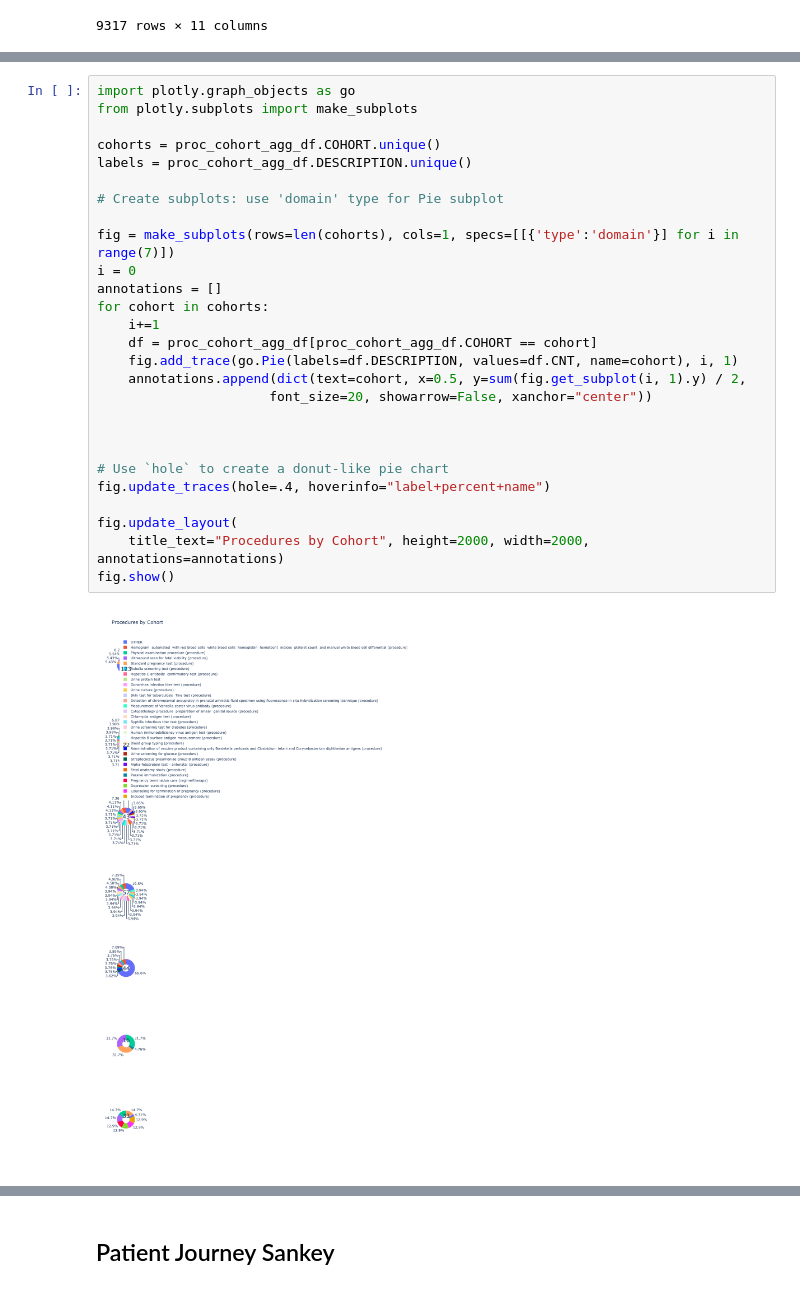
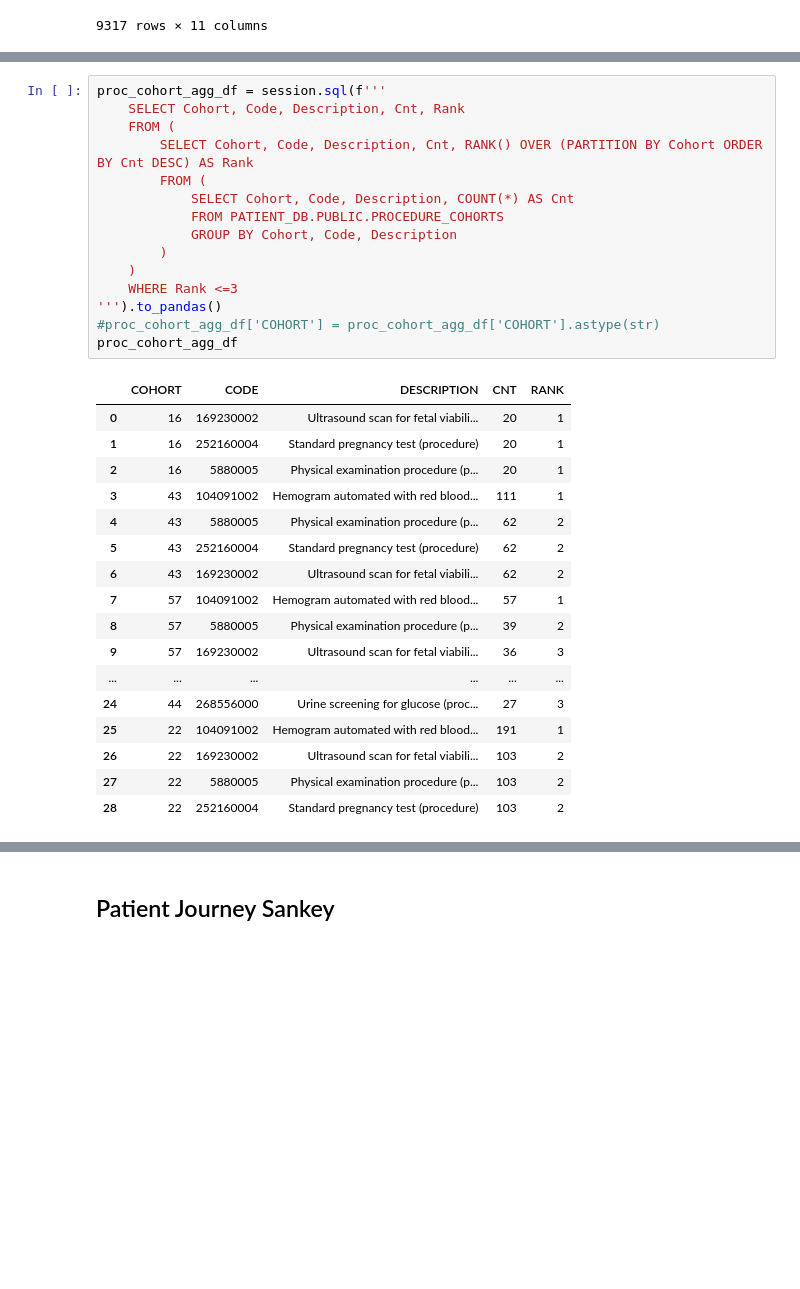
Before and after one commit to stumoore/snowflake-graph-analytics, a Jupyter notebook: patient-journey/pj-demo-step3-insights.ipynb, the cells around one changed output, grey strips where cells are left out. Drawn from its saved outputs; the diff is of its cells as text; blank space fills up the shorter version.

```diff
--- a/patient-journey/pj-demo-step3-insights.ipynb
+++ b/patient-journey/pj-demo-step3-insights.ipynb
@@ -138,29 +113,33 @@ proc_cohort_agg_df
-# %%
-import plotly.graph_objects as go
-from plotly.subplots import make_subplots
-
-cohorts = proc_cohort_agg_df.COHORT.unique()
-labels = proc_cohort_agg_df.DESCRIPTION.unique()
-
-# Create subplots: use 'domain' type for Pie subplot
-
-fig = make_subplots(rows=len(cohorts), cols=1, specs=[[{'type':'domain'}] for i in range(7)])
-i = 0
-annotations = []
-for cohort in cohorts:
-    i+=1
-    df = proc_cohort_agg_df[proc_cohort_agg_df.COHORT == cohort]
-    fig.add_trace(go.Pie(labels=df.DESCRIPTION, values=df.CNT, name=cohort), i, 1)
-    annotations.append(dict(text=cohort, x=0.5, y=sum(fig.get_subplot(i, 1).y) / 2,
-                      font_size=20, showarrow=False, xanchor="center"))
-
-
-
-# Use `hole` to create a donut-like pie chart
-fig.update_traces(hole=.4, hoverinfo="label+percent+name")
-
-fig.update_layout(
-    title_text="Procedures by Cohort", height=2000, width=2000, annotations=annotations)
-fig.show()
-# %% [output]
-[figure, removed]
+# %%
+proc_cohort_agg_df = session.sql(f'''
+    SELECT Cohort, Code, Description, Cnt, Rank
+    FROM (
+        SELECT Cohort, Code, Description, Cnt, RANK() OVER (PARTITION BY Cohort ORDER BY Cnt DESC) AS Rank
+        FROM (
+            SELECT Cohort, Code, Description, COUNT(*) AS Cnt
+            FROM PATIENT_DB.PUBLIC.PROCEDURE_COHORTS
+            GROUP BY Cohort, Code, Description
+        )
+    )
+    WHERE Rank <=3
+''').to_pandas()
+#proc_cohort_agg_df['COHORT'] = proc_cohort_agg_df['COHORT'].astype(str)
+proc_cohort_agg_df
+# %% [output]
+|  | COHORT | CODE | DESCRIPTION | CNT | RANK |
+| 0 | 16 | 169230002 | Ultrasound scan for fetal viabili... | 20 | 1 |
+| 1 | 16 | 252160004 | Standard pregnancy test (procedure) | 20 | 1 |
+| 2 | 16 | 5880005 | Physical examination procedure (p... | 20 | 1 |
+| 3 | 43 | 104091002 | Hemogram automated with red blood... | 111 | 1 |
+| 4 | 43 | 5880005 | Physical examination procedure (p... | 62 | 2 |
+| 5 | 43 | 252160004 | Standard pregnancy test (procedure) | 62 | 2 |
+| 6 | 43 | 169230002 | Ultrasound scan for fetal viabili... | 62 | 2 |
+| 7 | 57 | 104091002 | Hemogram automated with red blood... | 57 | 1 |
+| 8 | 57 | 5880005 | Physical examination procedure (p... | 39 | 2 |
+| 9 | 57 | 169230002 | Ultrasound scan for fetal viabili... | 36 | 3 |
+| ... | ... | ... | ... | ... | ... |
+| 24 | 44 | 268556000 | Urine screening for glucose (proc... | 27 | 3 |
+| 25 | 22 | 104091002 | Hemogram automated with red blood... | 191 | 1 |
+| 26 | 22 | 169230002 | Ultrasound scan for fetal viabili... | 103 | 2 |
+| 27 | 22 | 5880005 | Physical examination procedure (p... | 103 | 2 |
+| 28 | 22 | 252160004 | Standard pregnancy test (procedure) | 103 | 2 |
```
Also changed, not shown: parts of 9 cells of this notebook.
